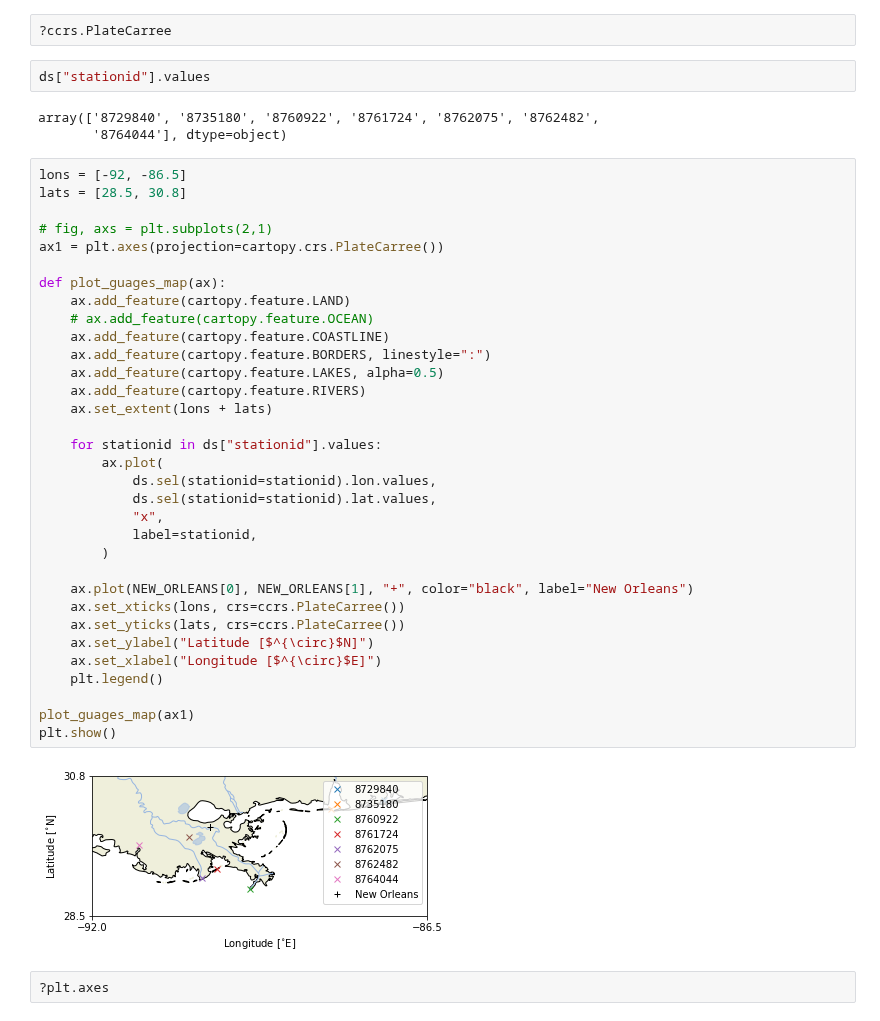
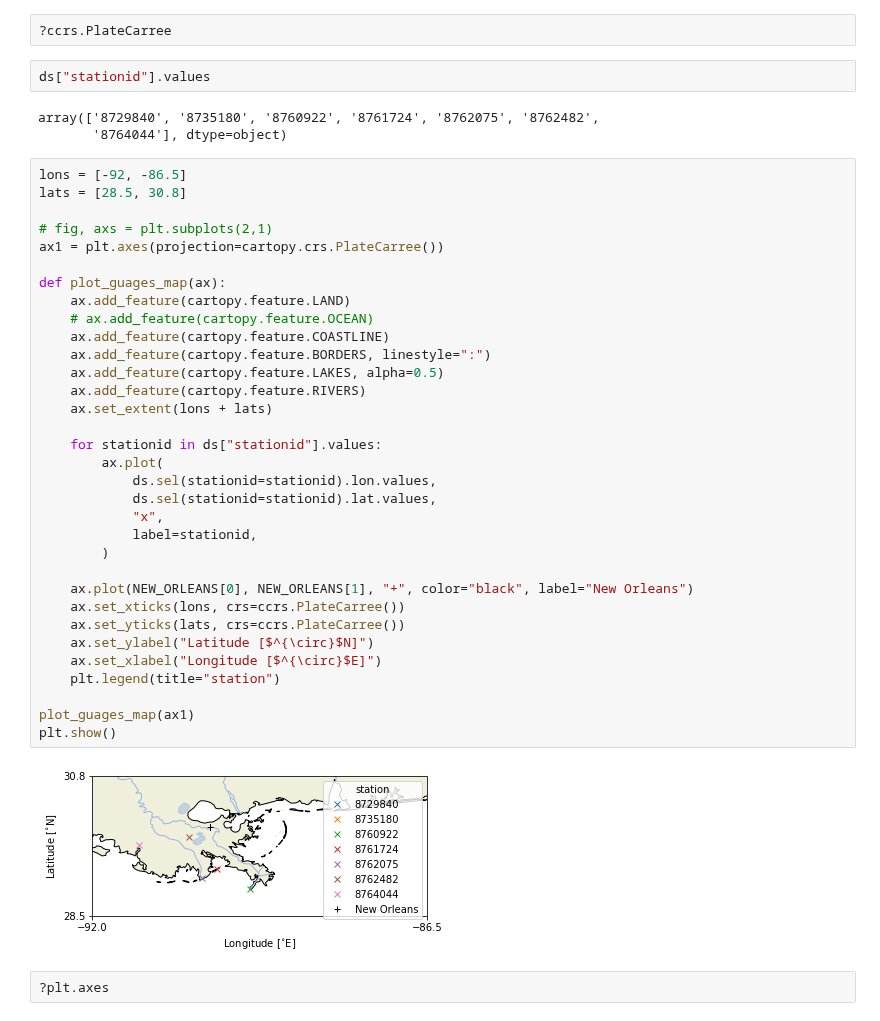
Before and after one commit to sdat2/adcirc-emulation, a Jupyter notebook: notebooks/exploratory/Katrina-Tidal-Guages.ipynb, the cells around one changed output. Cells and saved outputs as stored; diff of their text form.

Commit message:
ext: improving plots

```diff
--- a/notebooks/exploratory/Katrina-Tidal-Guages.ipynb
+++ b/notebooks/exploratory/Katrina-Tidal-Guages.ipynb
@@ -22,46 +22,46 @@ ds.water_level.plot.line(hue="stationid")
 [figure]
 # %%
 ?ccrs.PlateCarree
-# %%
-ds["stationid"].values
-# %% [output]
-array(['8729840', '8735180', '8760922', '8761724', '8762075', '8762482',
-       '8764044'], dtype=object)
+# %%
+ds["stationid"].values
+# %% [output]
+array(['8729840', '8735180', '8760922', '8761724', '8762075', '8762482',
+       '8764044'], dtype=object)
 # %%
 lons = [-92, -86.5]
 lats = [28.5, 30.8]
 
 # fig, axs = plt.subplots(2,1)
 ax1 = plt.axes(projection=cartopy.crs.PlateCarree())
 
 def plot_guages_map(ax):
     ax.add_feature(cartopy.feature.LAND)
     # ax.add_feature(cartopy.feature.OCEAN)
     ax.add_feature(cartopy.feature.COASTLINE)
     ax.add_feature(cartopy.feature.BORDERS, linestyle=":")
     ax.add_feature(cartopy.feature.LAKES, alpha=0.5)
     ax.add_feature(cartopy.feature.RIVERS)
     ax.set_extent(lons + lats)
 
     for stationid in ds["stationid"].values:
         ax.plot(
             ds.sel(stationid=stationid).lon.values,
             ds.sel(stationid=stationid).lat.values,
             "x",
             label=stationid,
         )
 
     ax.plot(NEW_ORLEANS[0], NEW_ORLEANS[1], "+", color="black", label="New Orleans")
     ax.set_xticks(lons, crs=ccrs.PlateCarree())
     ax.set_yticks(lats, crs=ccrs.PlateCarree())
     ax.set_ylabel("Latitude [$^{\circ}$N]")
     ax.set_xlabel("Longitude [$^{\circ}$E]")
-    plt.legend()
+    plt.legend(title="station")
 
 plot_guages_map(ax1)
 plt.show()
 # %% [output]
-[figure, old version]
+[figure, new version]
 # %%
 ?plt.axes
 # %%
```
Also changed, not shown: parts of 21 cells of this notebook.
